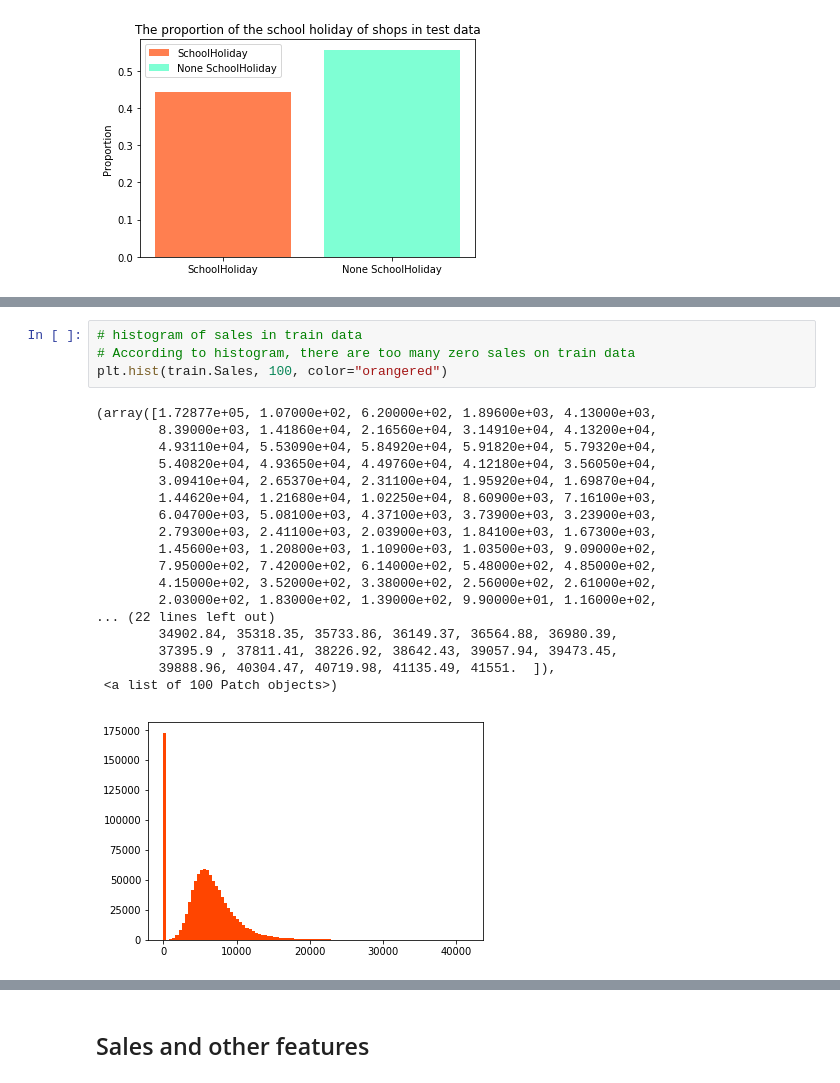
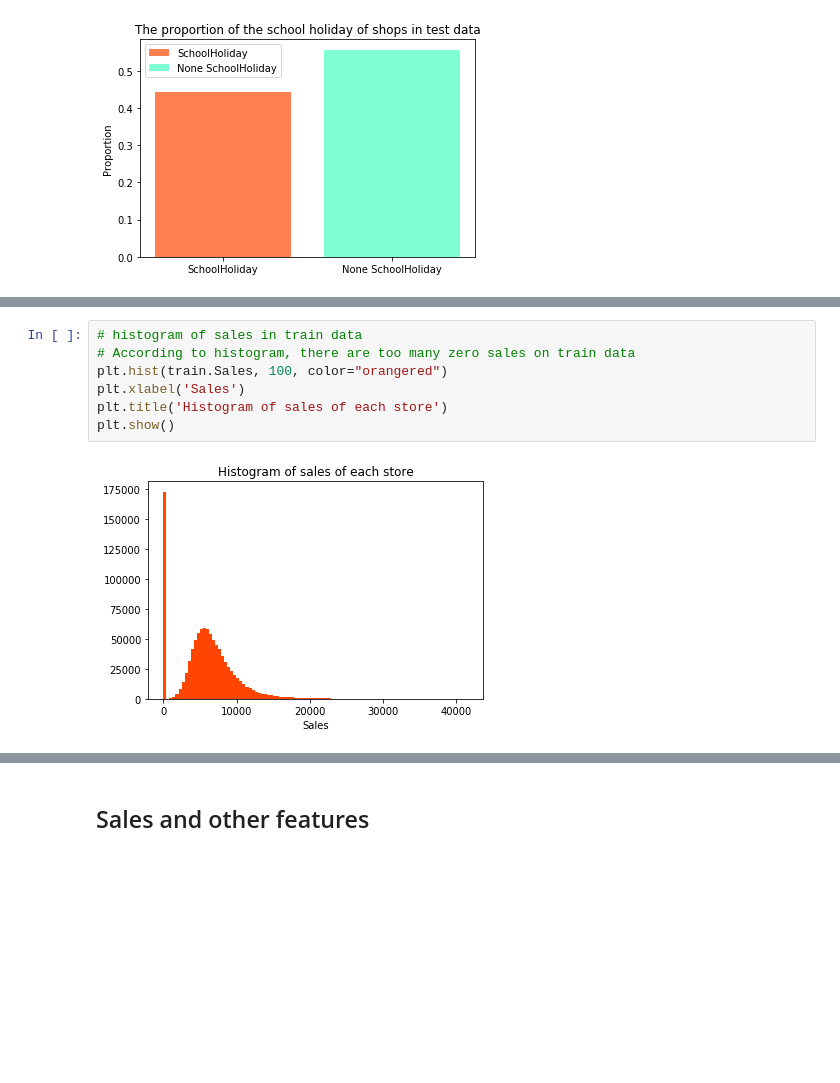
Before and after one commit to bozhlab/Rossmann_store_sales, a Jupyter notebook: Rossmann_Store_Sales_prediction.ipynb, the cells around one changed output, grey strips where cells are left out. Cells and saved outputs as stored; diff of their text form; blank space fills up the shorter version.

```diff
--- a/Rossmann_Store_Sales_prediction.ipynb
+++ b/Rossmann_Store_Sales_prediction.ipynb
@@ -397,26 +401,12 @@ plt.show()
 # %%
 # histogram of sales in train data
 # According to histogram, there are too many zero sales on train data
 plt.hist(train.Sales, 100, color="orangered")
+plt.xlabel('Sales')
+plt.title('Histogram of sales of each store')
+plt.show()
 # %% [output]
-(array([1.72877e+05, 1.07000e+02, 6.20000e+02, 1.89600e+03, 4.13000e+03,
-        8.39000e+03, 1.41860e+04, 2.16560e+04, 3.14910e+04, 4.13200e+04,
-        4.93110e+04, 5.53090e+04, 5.84920e+04, 5.91820e+04, 5.79320e+04,
-        5.40820e+04, 4.93650e+04, 4.49760e+04, 4.12180e+04, 3.56050e+04,
-        3.09410e+04, 2.65370e+04, 2.31100e+04, 1.95920e+04, 1.69870e+04,
-        1.44620e+04, 1.21680e+04, 1.02250e+04, 8.60900e+03, 7.16100e+03,
-        6.04700e+03, 5.08100e+03, 4.37100e+03, 3.73900e+03, 3.23900e+03,
-        2.79300e+03, 2.41100e+03, 2.03900e+03, 1.84100e+03, 1.67300e+03,
-        1.45600e+03, 1.20800e+03, 1.10900e+03, 1.03500e+03, 9.09000e+02,
-        7.95000e+02, 7.42000e+02, 6.14000e+02, 5.48000e+02, 4.85000e+02,
-        4.15000e+02, 3.52000e+02, 3.38000e+02, 2.56000e+02, 2.61000e+02,
-        2.03000e+02, 1.83000e+02, 1.39000e+02, 9.90000e+01, 1.16000e+02,
-... (22 lines left out)
-        34902.84, 35318.35, 35733.86, 36149.37, 36564.88, 36980.39,
-        37395.9 , 37811.41, 38226.92, 38642.43, 39057.94, 39473.45,
-        39888.96, 40304.47, 40719.98, 41135.49, 41551.  ]),
- <a list of 100 Patch objects>)
-[figure, old version]
+[figure, new version]
 # %%
 # Show the histogram of mean sales seperated by storeID.
 # We have to filter out rows that contain zero sales
```
Also changed, not shown: parts of 12 cells of this notebook.
